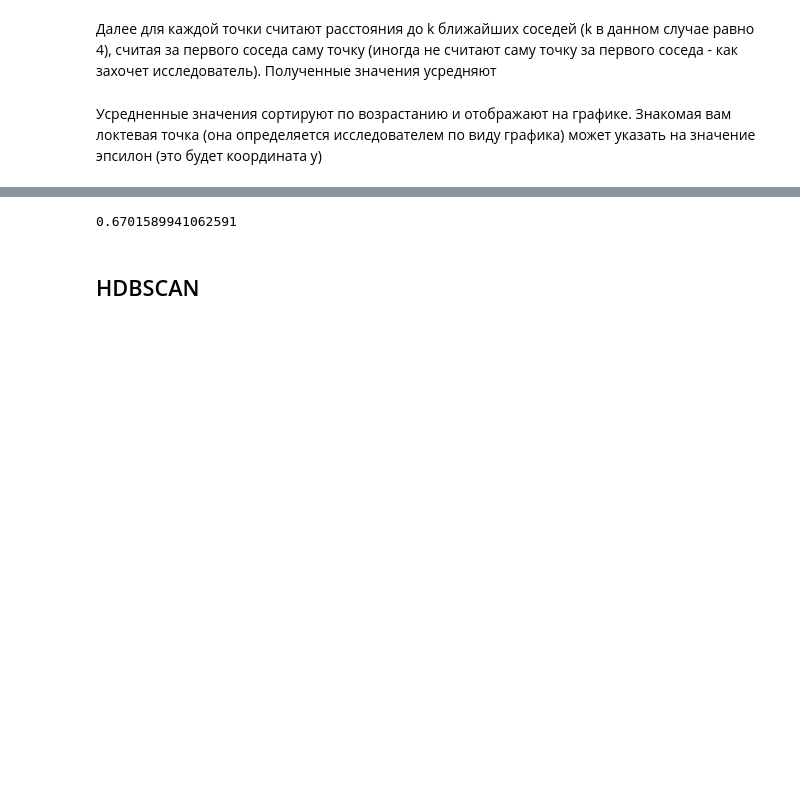
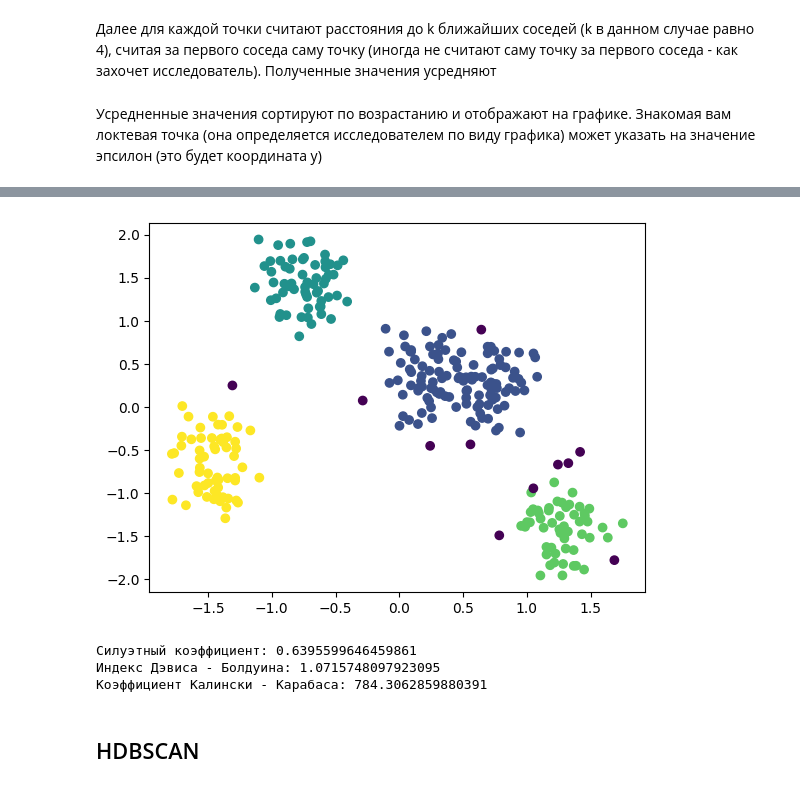
Before and after one commit to KolodnitskyIlya/ML-labs, a Jupyter notebook: lab_5/lab_5.ipynb, the cells around one changed output, grey strips where cells are left out. Drawn from its saved outputs; the diff is of its cells as text; code cells hidden in the pictures; blank space fills up the shorter version.

```diff
--- a/lab_5/lab_5.ipynb
+++ b/lab_5/lab_5.ipynb
@@ -129,9 +145,16 @@ silhouette_score(X_2, dbscan.labels_)
 # %%
 dbscan = DBSCAN(eps=0.2, min_samples=4).fit(X_2)
+# %%
+plt.scatter(X_2[:, 0], X_2[:, 1], c=dbscan.labels_)
+plt.show()
+# %% [output]
+[figure, added]
 # %%
-silhouette_score(X_2, dbscan.labels_)
+print_metrics(X_2, dbscan.labels_)
 # %% [output]
-0.6701589941062591
+Силуэтный коэффициент: 0.6395599646459861
+Индекс Дэвиса - Болдуина: 1.0715748097923095
+Коэффициент Калински - Карабаса: 784.3062859880391
 # %% [markdown]
 ## HDBSCAN
 # %%
```
Also changed, not shown: parts of 75 cells of this notebook.
